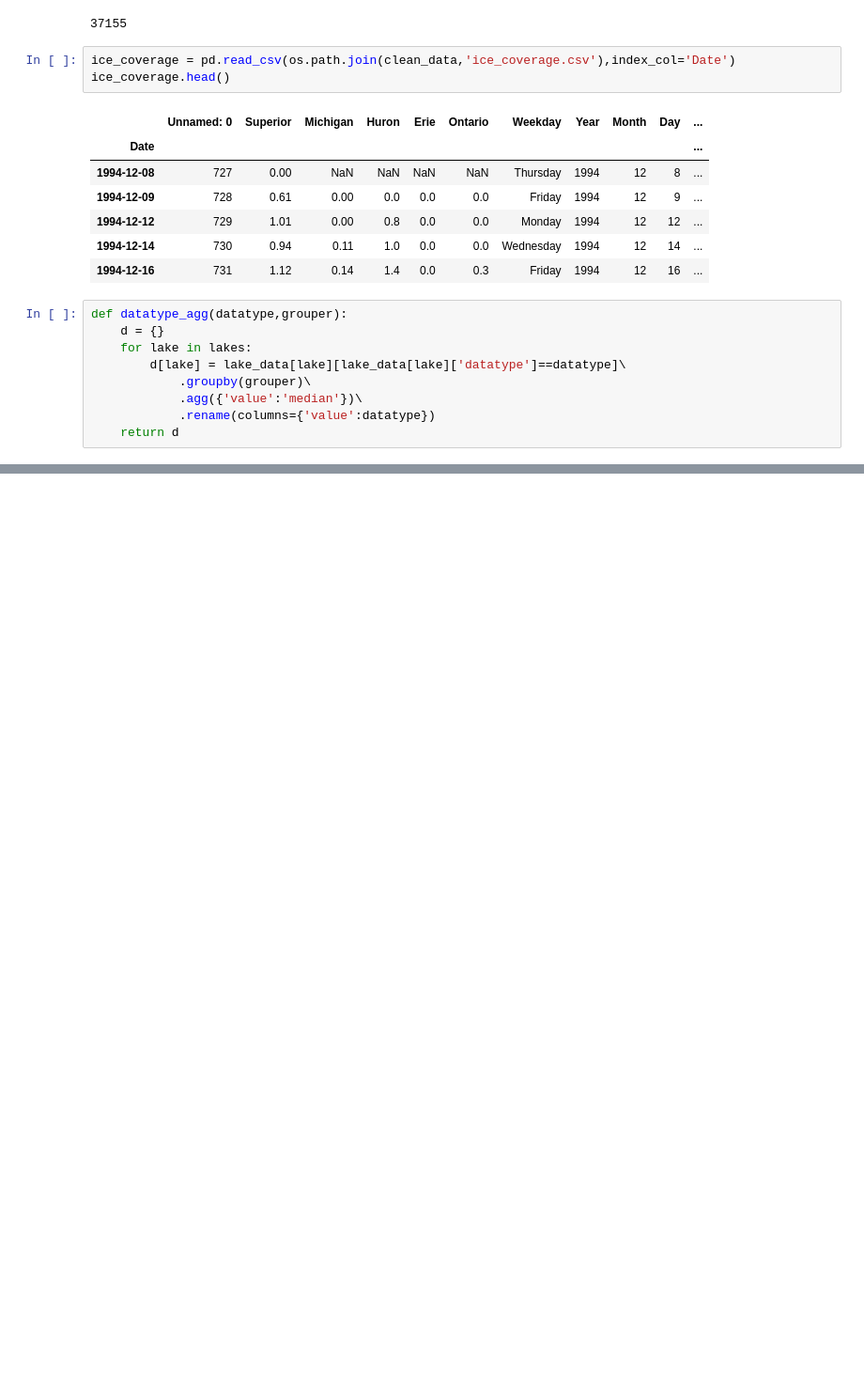
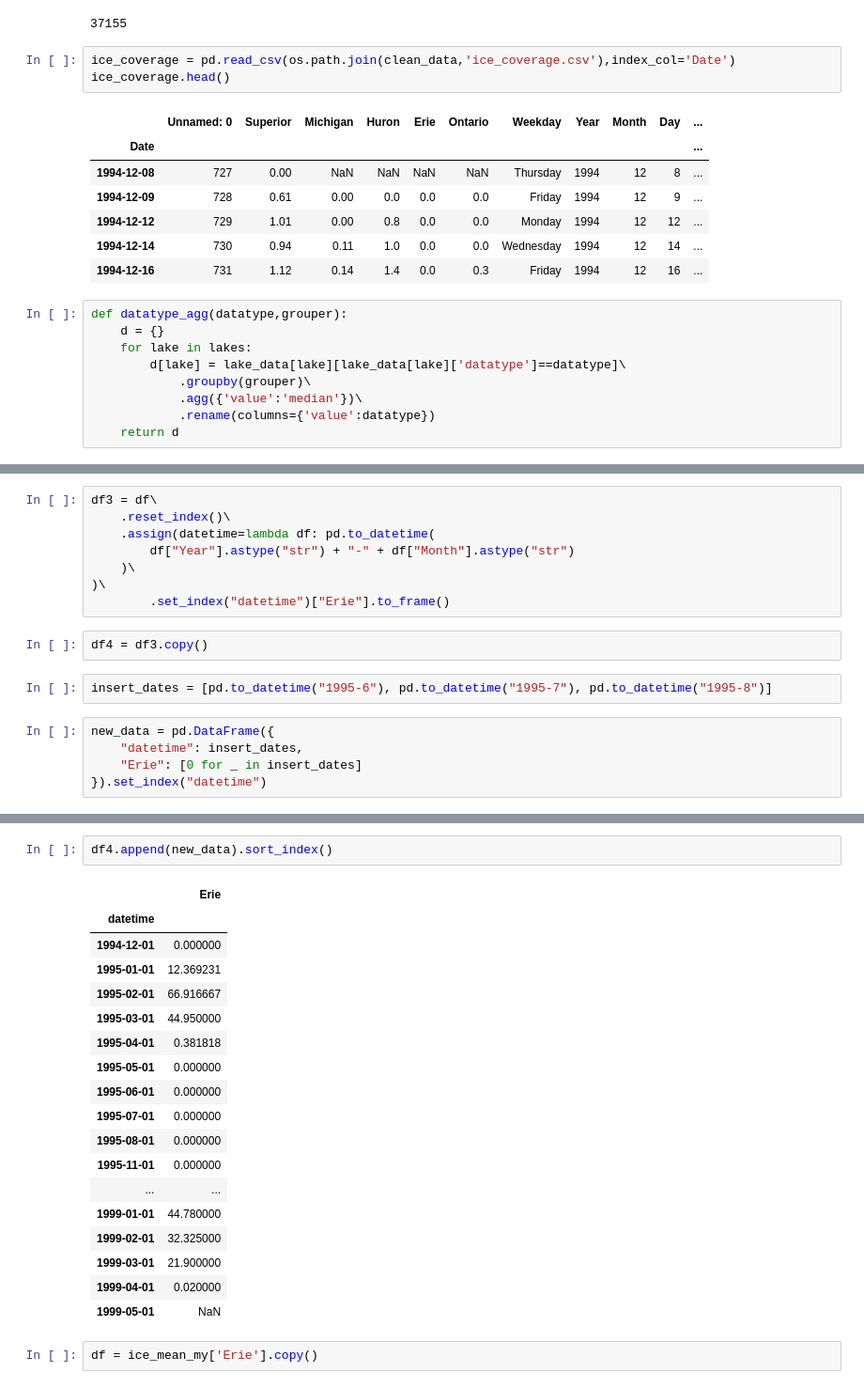
Before and after one commit to JansenKat/SMMBBGKJ-TTH-Prj1, a Jupyter notebook: notebooks/plot_api_var.ipynb, the cells around one changed output, grey strips where cells are left out. Shown at 94% size. Saved outputs shown, nothing was run; the diff lists cells and outputs as text; blank space fills up the shorter version.

```diff
--- a/notebooks/plot_api_var.ipynb
+++ b/notebooks/plot_api_var.ipynb
@@ -134,0 +118,17 @@ https://pandas.pydata.org/pandas-docs/stable/user_guide/indexing.html#deprecate-
+# %%
+df3 = df\
+    .reset_index()\
+    .assign(datetime=lambda df: pd.to_datetime(
+        df["Year"].astype("str") + "-" + df["Month"].astype("str")
+    )\
+)\
+        .set_index("datetime")["Erie"].to_frame()
+# %%
+df4 = df3.copy()
+# %%
+insert_dates = [pd.to_datetime("1995-6"), pd.to_datetime("1995-7"), pd.to_datetime("1995-8")]
+# %%
+new_data = pd.DataFrame({
+    "datetime": insert_dates,
+    "Erie": [0 for _ in insert_dates]
+}).set_index("datetime")
@@ -134,0 +143,23 @@ https://pandas.pydata.org/pandas-docs/stable/user_guide/indexing.html#deprecate-
+# %%
+df4.append(new_data).sort_index()
+# %% [output]
+|  | Erie |
+| datetime |  |
+| 1994-12-01 | 0.000000 |
+| 1995-01-01 | 12.369231 |
+| 1995-02-01 | 66.916667 |
+| 1995-03-01 | 44.950000 |
+| 1995-04-01 | 0.381818 |
+| 1995-05-01 | 0.000000 |
+| 1995-06-01 | 0.000000 |
+| 1995-07-01 | 0.000000 |
+| 1995-08-01 | 0.000000 |
+| 1995-11-01 | 0.000000 |
+| ... | ... |
+| 1999-01-01 | 44.780000 |
+| 1999-02-01 | 32.325000 |
+| 1999-03-01 | 21.900000 |
+| 1999-04-01 | 0.020000 |
+| 1999-05-01 | NaN |
+# %%
+df = ice_mean_my['Erie'].copy()
```
Also changed, not shown: parts of 14 cells of this notebook.
